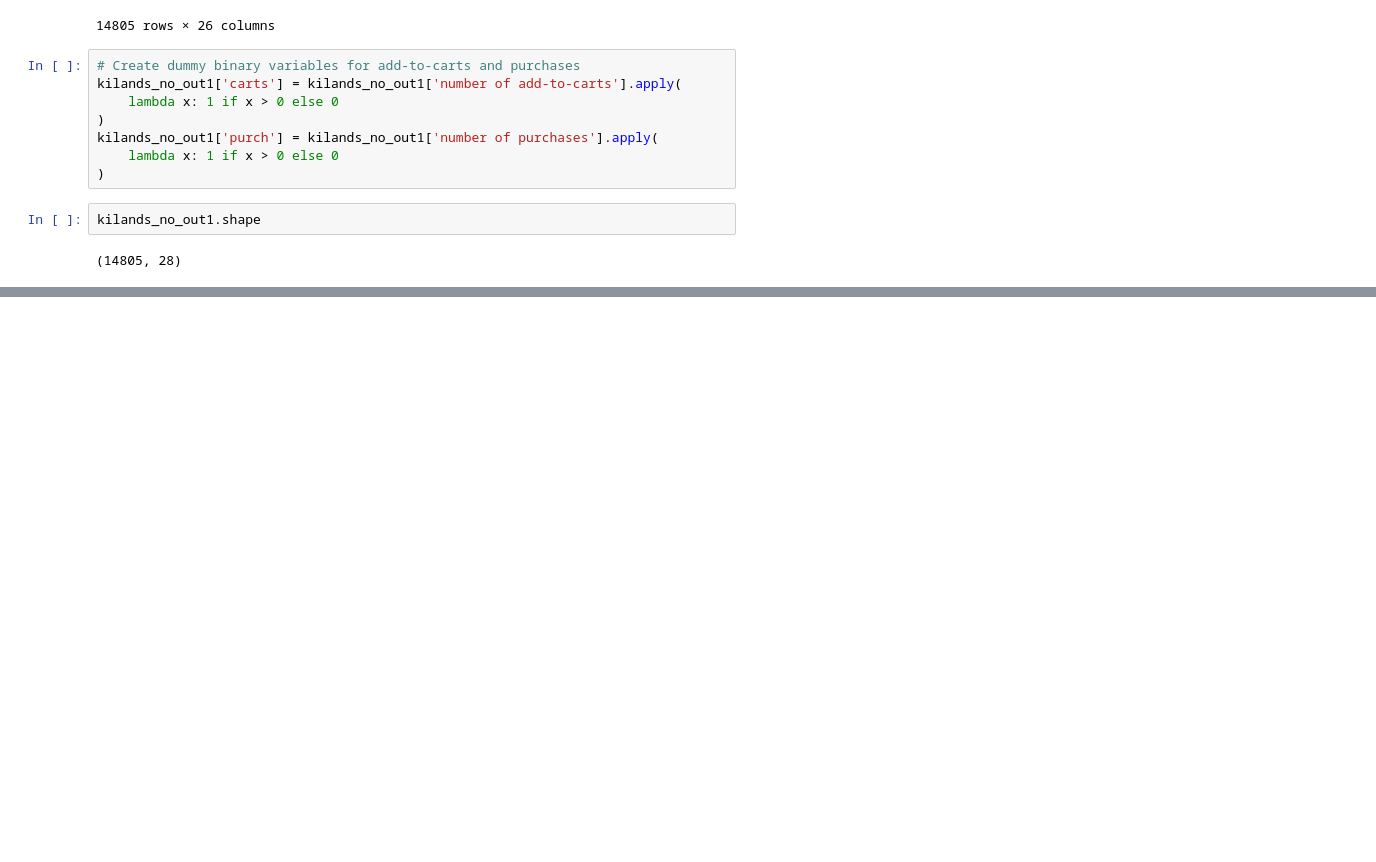
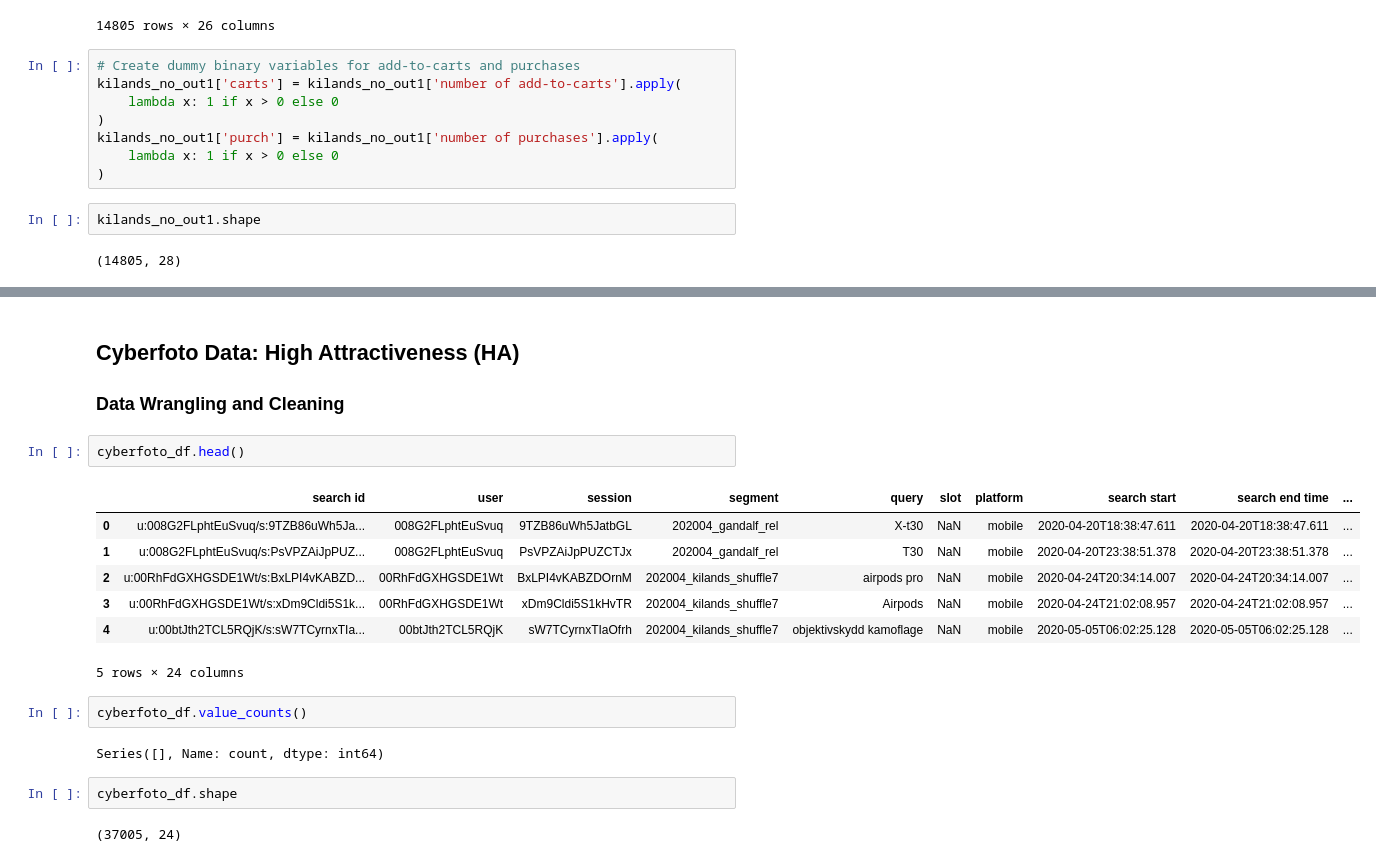
Before and after one commit to ucsd-psych201a/nobel2024, a Jupyter notebook: CSS_204_Reproducibility_Project.ipynb, the cells around one changed output, grey strips where cells are left out. Drawn from its saved outputs; the diff is of its cells as text; blank space fills up the shorter version.

```diff
--- a/CSS_204_Reproducibility_Project.ipynb
+++ b/CSS_204_Reproducibility_Project.ipynb
@@ -285,0 +464,22 @@ For this project progress check, I am 99% finished cleaning one out of two datas
+# %% [markdown]
+## Cyberfoto Data: High Attractiveness (HA)
+
+### Data Wrangling and Cleaning
+# %%
+cyberfoto_df.head()
+# %% [output]
+|  | search id | user | session | segment | query | slot | platform | search start | search end time | ... |
+| 0 | u:008G2FLphtEuSvuq/s:9TZB86uWh5Ja... | 008G2FLphtEuSvuq | 9TZB86uWh5JatbGL | 202004_gandalf_rel | X-t30 | NaN | mobile | 2020-04-20T18:38:47.611 | 2020-04-20T18:38:47.611 | ... |
+| 1 | u:008G2FLphtEuSvuq/s:PsVPZAiJpPUZ... | 008G2FLphtEuSvuq | PsVPZAiJpPUZCTJx | 202004_gandalf_rel | T30 | NaN | mobile | 2020-04-20T23:38:51.378 | 2020-04-20T23:38:51.378 | ... |
+| 2 | u:00RhFdGXHGSDE1Wt/s:BxLPI4vKABZD... | 00RhFdGXHGSDE1Wt | BxLPI4vKABZDOrnM | 202004_kilands_shuffle7 | airpods pro | NaN | mobile | 2020-04-24T20:34:14.007 | 2020-04-24T20:34:14.007 | ... |
+| 3 | u:00RhFdGXHGSDE1Wt/s:xDm9Cldi5S1k... | 00RhFdGXHGSDE1Wt | xDm9Cldi5S1kHvTR | 202004_kilands_shuffle7 | Airpods | NaN | mobile | 2020-04-24T21:02:08.957 | 2020-04-24T21:02:08.957 | ... |
+| 4 | u:00btJth2TCL5RQjK/s:sW7TCyrnxTIa... | 00btJth2TCL5RQjK | sW7TCyrnxTIaOfrh | 202004_kilands_shuffle7 | objektivskydd kamoflage | NaN | mobile | 2020-05-05T06:02:25.128 | 2020-05-05T06:02:25.128 | ... |
+5 rows × 24 columns
+# %%
+cyberfoto_df.value_counts()
+# %% [output]
+Series([], Name: count, dtype: int64)
+# %%
+cyberfoto_df.shape
+# %% [output]
+(37005, 24)
```
Also changed, not shown: parts of 34 cells of this notebook.
